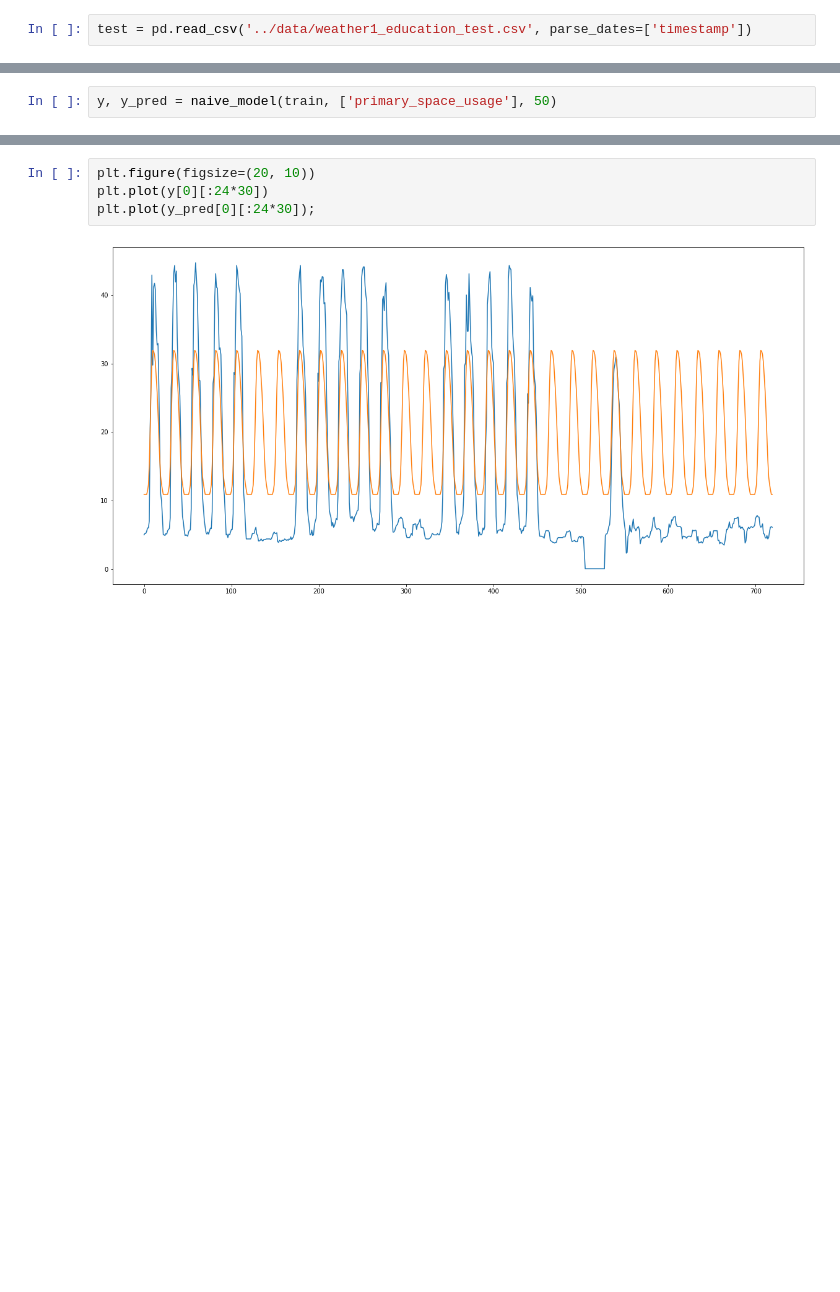
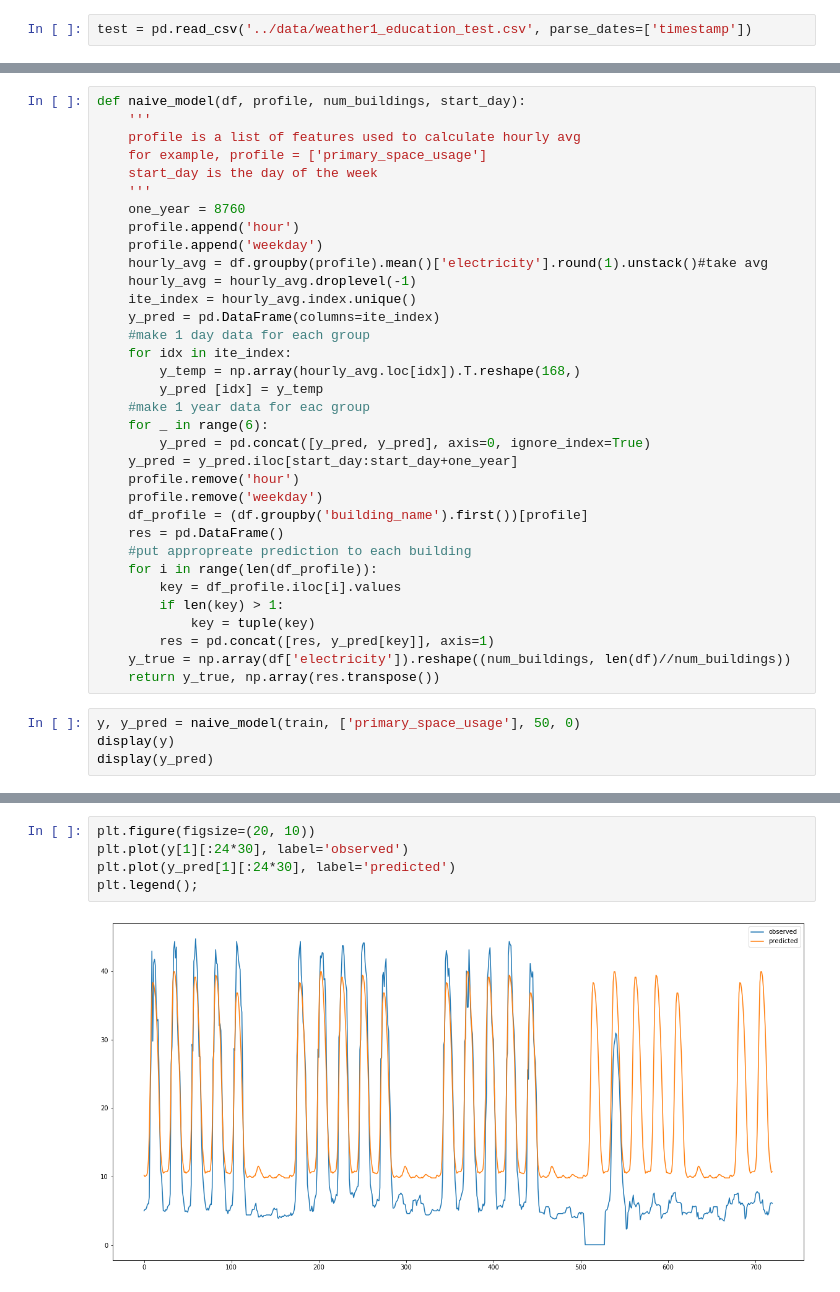
Before and after one commit to dmgt/gdso_2019, a Jupyter notebook: notebooks/naive_model.ipynb, the cells around one changed output, grey strips where cells are left out. Cells and saved outputs as stored; diff of their text form; blank space fills up the shorter version.

Commit message:
naive model is generalized

```diff
--- a/notebooks/naive_model.ipynb
+++ b/notebooks/naive_model.ipynb
@@ -33,2 +27,38 @@ def naive_model(df, profile, num_buildings):
+# %%
+def naive_model(df, profile, num_buildings, start_day):
+    '''
+    profile is a list of features used to calculate hourly avg
+    for example, profile = ['primary_space_usage']
+    start_day is the day of the week
+    '''
+    one_year = 8760
+    profile.append('hour')
+    profile.append('weekday')
+    hourly_avg = df.groupby(profile).mean()['electricity'].round(1).unstack()#take avg
+    hourly_avg = hourly_avg.droplevel(-1)
+    ite_index = hourly_avg.index.unique()
+    y_pred = pd.DataFrame(columns=ite_index)
+    #make 1 day data for each group
+    for idx in ite_index:
+        y_temp = np.array(hourly_avg.loc[idx]).T.reshape(168,)
+        y_pred [idx] = y_temp
+    #make 1 year data for eac group
+    for _ in range(6):
+        y_pred = pd.concat([y_pred, y_pred], axis=0, ignore_index=True)
+    y_pred = y_pred.iloc[start_day:start_day+one_year]
+    profile.remove('hour')
+    profile.remove('weekday')
+    df_profile = (df.groupby('building_name').first())[profile]
+    res = pd.DataFrame()
+    #put appropreate prediction to each building
+    for i in range(len(df_profile)):
+        key = df_profile.iloc[i].values
+        if len(key) > 1:
+            key = tuple(key)
+        res = pd.concat([res, y_pred[key]], axis=1)
+    y_true = np.array(df['electricity']).reshape((num_buildings, len(df)//num_buildings))
+    return y_true, np.array(res.transpose())
 # %%
-y, y_pred = naive_model(train, ['primary_space_usage'], 50)
+y, y_pred = naive_model(train, ['primary_space_usage'], 50, 0)
+display(y)
+display(y_pred)
@@ -35,6 +86,7 @@ y, y_pred = naive_model(train, ['primary_space_usage'], 50)
 # %%
 plt.figure(figsize=(20, 10))
-plt.plot(y[0][:24*30])
-plt.plot(y_pred[0][:24*30]);
+plt.plot(y[1][:24*30], label='observed')
+plt.plot(y_pred[1][:24*30], label='predicted')
+plt.legend();
 # %% [output]
-[figure, old version]
+[figure, new version]
```
Also changed, not shown: parts of 8 cells of this notebook.
